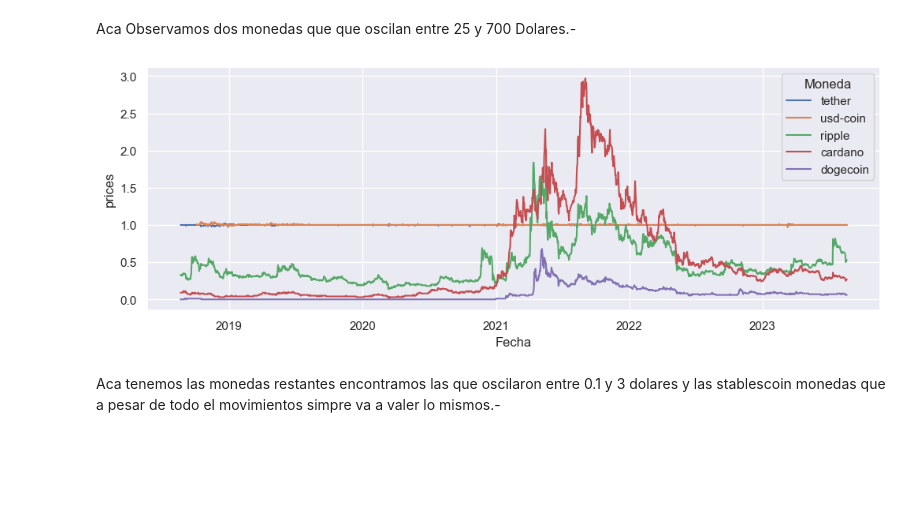
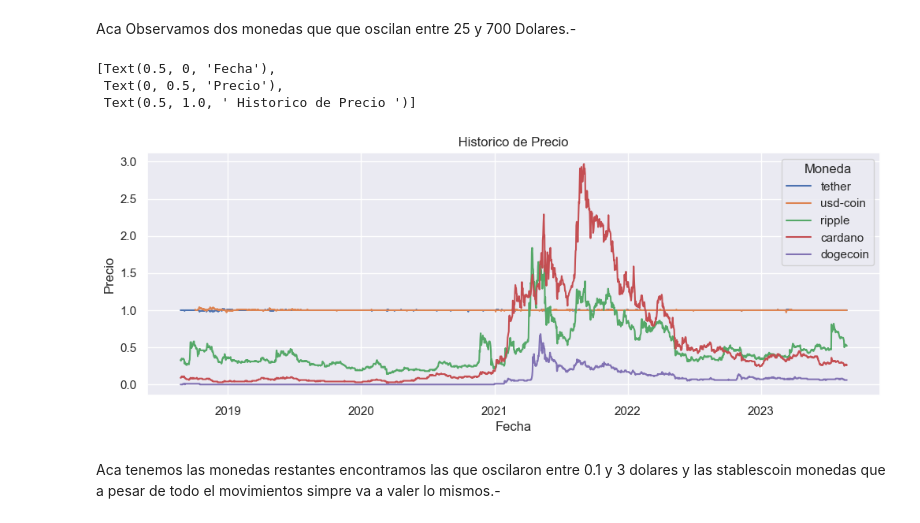
Before and after one commit to Victor624/Henry_2, a Jupyter notebook: 02- EDA/EDA.ipynb, the cells around one changed output. Drawn from its saved outputs; the diff is of its cells as text; code cells hidden in the pictures; blank space fills up the shorter version.

```diff
--- a/02- EDA/EDA.ipynb
+++ b/02- EDA/EDA.ipynb
@@ -150,15 +159,19 @@ Aca Observamos dos monedas que que oscilan entre 25 y 700 Dolares.-
 # %%
 moneda_precio_estable=pd.read_csv("../00 - DATA/moneda_precio_estable.csv")
 moneda_precio_estable['Fecha'] = pd.to_datetime(moneda_precio_estable['Fecha'])
-sns.set(rc={"figure.figsize":(12,4)}) # ancho = 8, alto = 4
-# Plot the responses for different events and regions
+sns.set(rc={"figure.figsize":(12,4)})
+
 ax = sns.lineplot(x="Fecha", y="prices",
              hue="Moneda",
+             data=moneda_precio_estable)
 ax. set (xlabel = 'Fecha',
        ylabel = 'Precio',
        title = ' Historico de Precio ')
 # %% [output]
+[Text(0.5, 0, 'Fecha'),
+ Text(0, 0.5, 'Precio'),
+ Text(0.5, 1.0, ' Historico de Precio ')]
-[figure, old version]
+[figure, new version]
 # %% [markdown]
 Aca tenemos las monedas restantes encontramos las que oscilaron entre 0.1 y 3 dolares y las stablescoin monedas que a pesar de todo el movimientos simpre va a valer lo mismos.-
 # %% [markdown]
```
Also changed, not shown: parts of 3 cells of this notebook.
